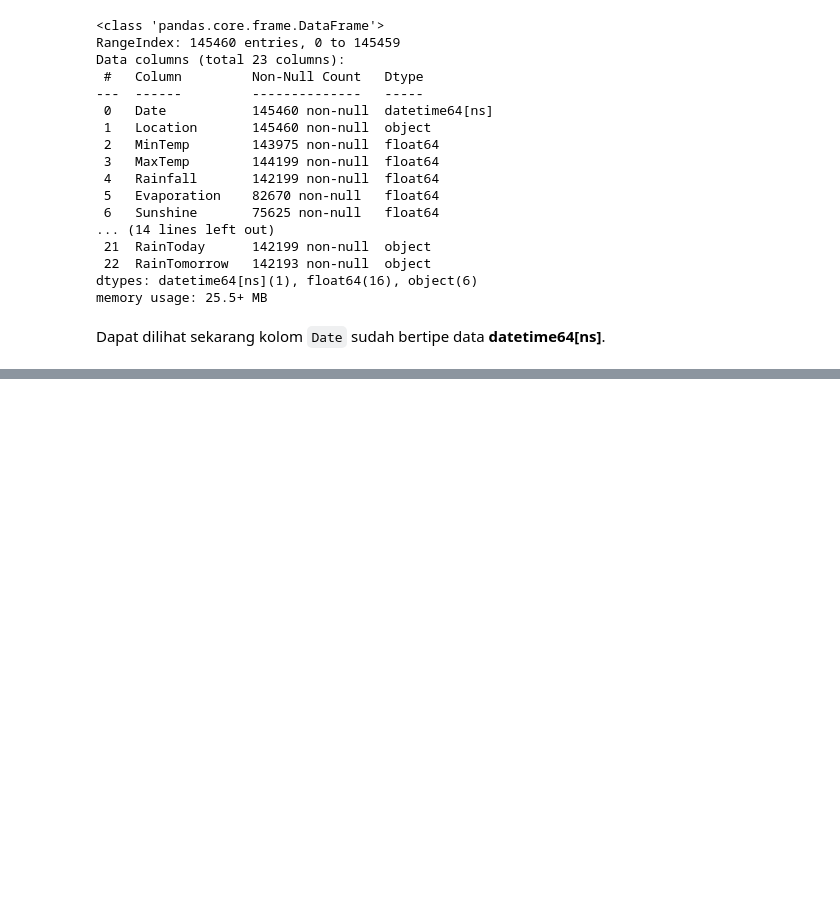
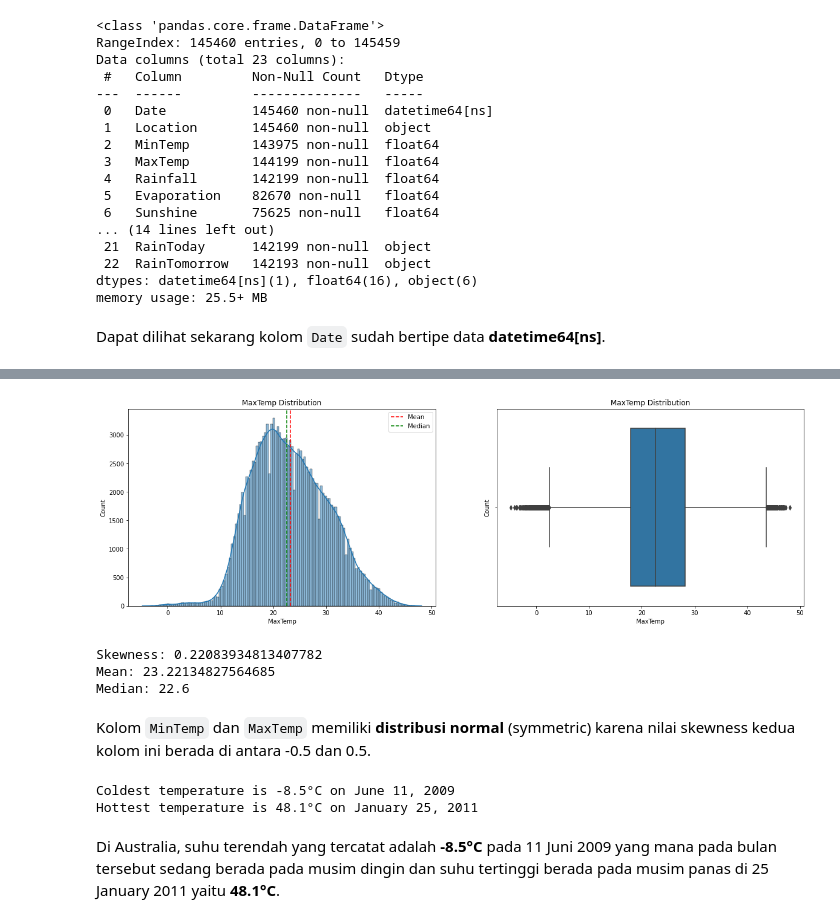
Before and after one commit to Penzragon/h8dsft_P1W1LGSVM, a Jupyter notebook: script.ipynb, the cells around one changed output, grey strips where cells are left out. Drawn from its saved outputs; the diff is of its cells as text; code cells hidden in the pictures; blank space fills up the shorter version.

```diff
--- a/script.ipynb
+++ b/script.ipynb
@@ -205,0 +312,34 @@ Dapat dilihat sekarang kolom `Date` sudah bertipe data **datetime64[ns]**.
+# %%
+plt.figure(figsize=(20, 6))
+plt.subplot(1, 2, 1)
+sns.histplot(x='MaxTemp', data=weather, kde=True)
+plt.axvline(weather.MaxTemp.mean(), color='red', linestyle='--', label='Mean')
+plt.axvline(weather.MaxTemp.median(), color='green', linestyle='--', label='Median')
+plt.title('MaxTemp Distribution')
+plt.xlabel('MaxTemp')
+plt.ylabel('Count')
+plt.legend()
+plt.subplot(1, 2, 2)
+sns.boxplot(x='MaxTemp', data=weather)
+plt.title('MaxTemp Distribution')
+plt.xlabel('MaxTemp')
+plt.ylabel('Count')
+plt.show()
+print(f'Skewness: {weather.MaxTemp.skew()}')
+print(f'Mean: {weather.MaxTemp.mean()}')
+print(f'Median: {weather.MaxTemp.median()}')
+# %% [output]
+[figure, added]
+Skewness: 0.22083934813407782
+Mean: 23.22134827564685
+Median: 22.6
+# %% [markdown]
+Kolom `MinTemp` dan `MaxTemp` memiliki **distribusi normal** (symmetric) karena nilai skewness kedua kolom ini berada di antara -0.5 dan 0.5.
+# %%
+print(f'Coldest temperature is {weather.MinTemp.min()}°C on {weather[weather.MinTemp == weather.MinTemp.min()].Date.dt.strftime("%B %d, %Y").to_string(index=False)}')
+print(f'Hottest temperature is {weather.MaxTemp.max()}°C on {weather[weather.MaxTemp == weather.MaxTemp.max()].Date.dt.strftime("%B %d, %Y").to_string(index=False)}')
+# %% [output]
+Coldest temperature is -8.5°C on June 11, 2009
+Hottest temperature is 48.1°C on January 25, 2011
+# %% [markdown]
+Di Australia, suhu terendah yang tercatat adalah **-8.5°C** pada 11 Juni 2009 yang mana pada bulan tersebut sedang berada pada musim dingin dan suhu tertinggi berada pada musim panas di 25 January 2011 yaitu **48.1°C**.
```
Also changed, not shown: parts of 15 cells of this notebook.
